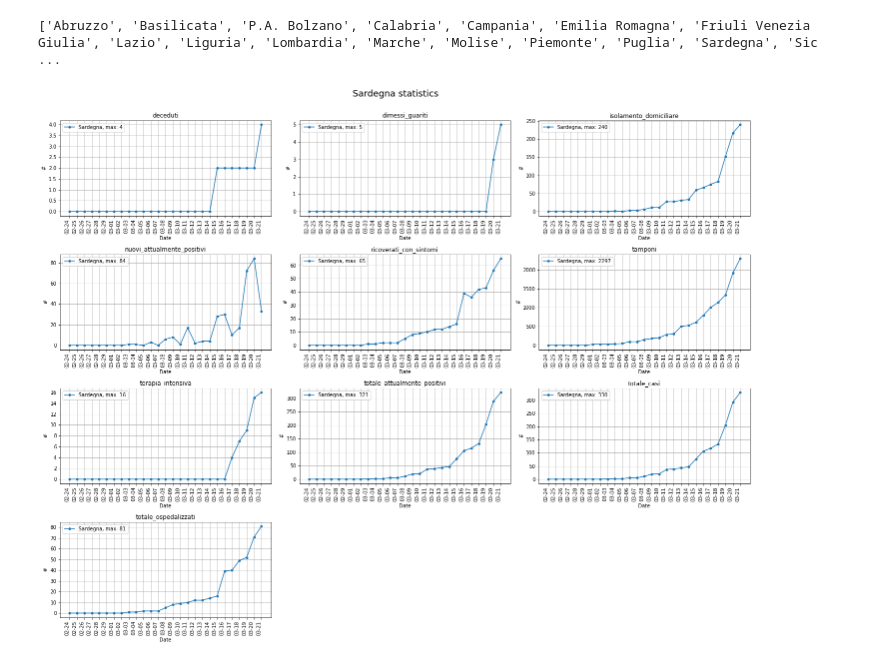
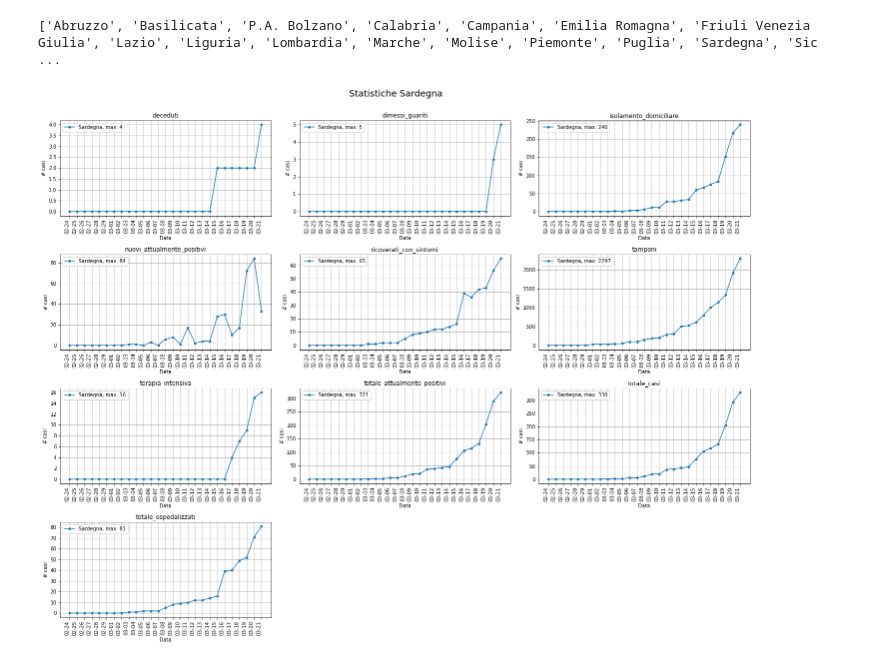
Before and after one commit to Strato75/Covid-19_ItalyStats, a Jupyter notebook: notebooks/per_region_stats.ipynb, the cells around one changed output. Cells and saved outputs as stored; diff of their text form; code cells hidden in the pictures.

```diff
--- a/notebooks/per_region_stats.ipynb
+++ b/notebooks/per_region_stats.ipynb
@@ -25,8 +25,8 @@ def plot_field(groups, sel_regions, field, ms = 4):
 
     plt.title(field)
     plt.grid()
-    plt.xlabel('Date')
-    plt.ylabel('#')
+    plt.xlabel('Data')
+    plt.ylabel('# casi')
     _ = plt.xticks(rotation=90, ha="right")
     plt.legend()
 
@@ -75,15 +75,15 @@ region_name = 'Sardegna' # Put here one of the names printed as output in the pr
 # %%
 sel_regions = [region_name]
 
 f = plt.figure(figsize=(20,16))
 
 for index, field in enumerate(fields):
     plt.subplot(4,3,index+1)
     plot_field(groups_regions, sel_regions, field)
 
 plt.tight_layout(rect=[0, 0.01, 1, 0.95])
-plt.suptitle("%s statistics" % region_name, fontsize=18)
+plt.suptitle("Statistiche %s" % region_name, fontsize=18)
 
 f.savefig('figures/%s_stats.png' % region_name, dpi=300, transparency=False, bbox_inches='tight')
 # %% [output]
-[figure, old version]
+[figure, new version]
```
Also changed, not shown: parts of 1 cell of this notebook, 1 other file.
